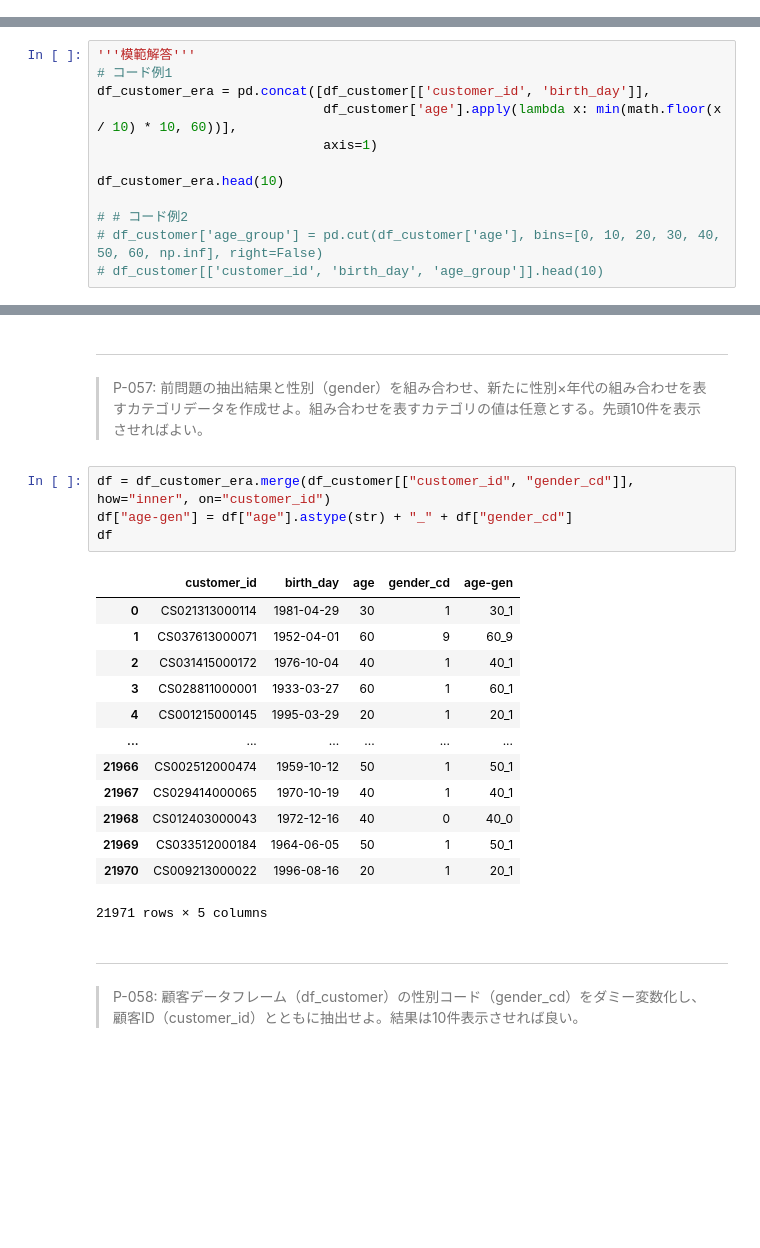
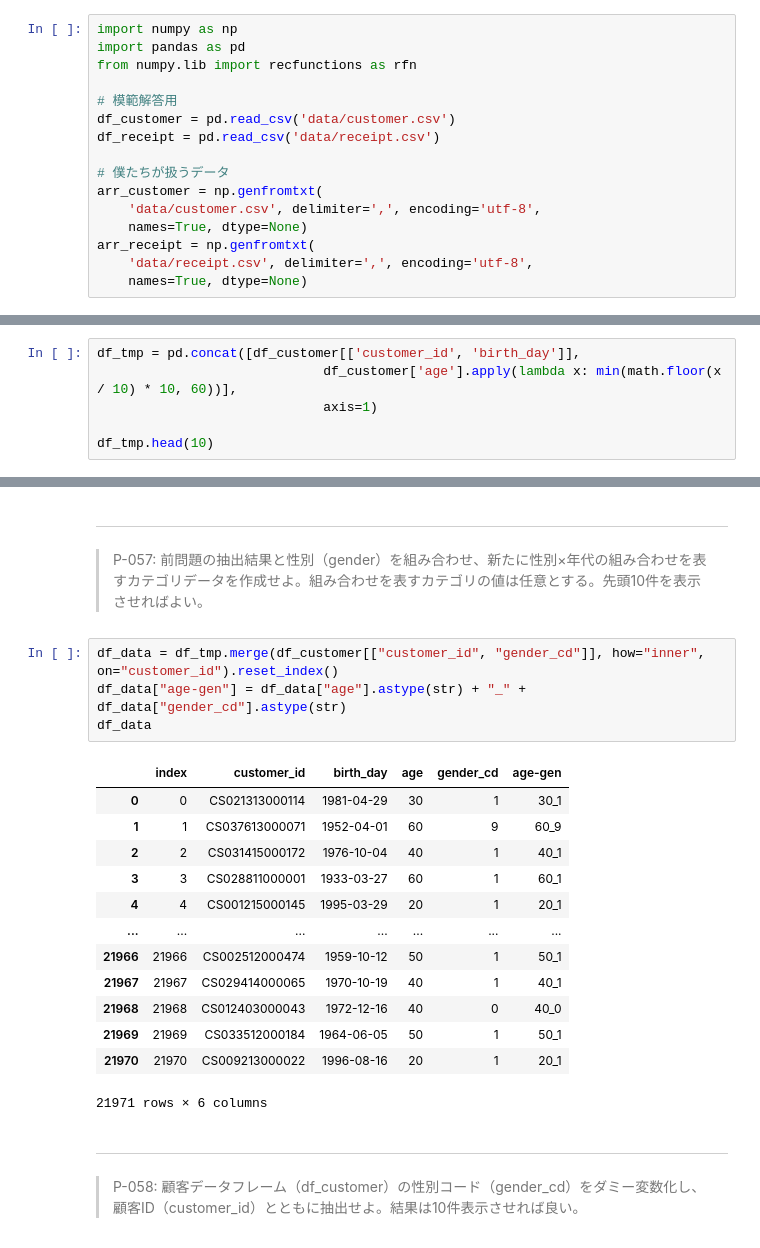
Before and after one commit to T-Sawao/Problem_100, a Jupyter notebook: data_100/docker/work/preprocess_knock_Python.ipynb, the cells around one changed output, grey strips where cells are left out. Saved outputs shown, nothing was run; the diff lists cells and outputs as text; blank space fills up the shorter version.

```diff
--- a/data_100/docker/work/preprocess_knock_Python.ipynb
+++ b/data_100/docker/work/preprocess_knock_Python.ipynb
@@ -994,0 +983,16 @@ NameError: name 'aaaa' is not defined
+# %%
+import numpy as np
+import pandas as pd
+from numpy.lib import recfunctions as rfn
+
+# 模範解答用
+df_customer = pd.read_csv('data/customer.csv')
+df_receipt = pd.read_csv('data/receipt.csv')
+
+# 僕たちが扱うデータ
+arr_customer = np.genfromtxt(
+    'data/customer.csv', delimiter=',', encoding='utf-8',
+    names=True, dtype=None)
+arr_receipt = np.genfromtxt(
+    'data/receipt.csv', delimiter=',', encoding='utf-8',
+    names=True, dtype=None)
@@ -995,15 +1017,9 @@ NameError: name 'aaaa' is not defined
 # %%
-'''模範解答'''
-# コード例1
-df_customer_era = pd.concat([df_customer[['customer_id', 'birth_day']],
+df_tmp = pd.concat([df_customer[['customer_id', 'birth_day']],
                              df_customer['age'].apply(lambda x: min(math.floor(x / 10) * 10, 60))],
                              axis=1)
 
-df_customer_era.head(10)
-
-# # コード例2
-# df_customer['age_group'] = pd.cut(df_customer['age'], bins=[0, 10, 20, 30, 40, 50, 60, np.inf], right=False)
-# df_customer[['customer_id', 'birth_day', 'age_group']].head(10)
+df_tmp.head(10)
 # %% [output]
 |  | customer_id | birth_day | age |
 | 0 | CS021313000114 | 1981-04-29 | 30 |
@@ -1020,23 +1036,23 @@ df_customer_era.head(10)
 ---
 > P-057: 前問題の抽出結果と性別（gender）を組み合わせ、新たに性別×年代の組み合わせを表すカテゴリデータを作成せよ。組み合わせを表すカテゴリの値は任意とする。先頭10件を表示させればよい。
 # %%
-df = df_customer_era.merge(df_customer[["customer_id", "gender_cd"]], how="inner", on="customer_id")
-df["age-gen"] = df["age"].astype(str) + "_" + df["gender_cd"]
-df
+df_data = df_tmp.merge(df_customer[["customer_id", "gender_cd"]], how="inner", on="customer_id").reset_index()
+df_data["age-gen"] = df_data["age"].astype(str) + "_" + df_data["gender_cd"].astype(str)
+df_data
 # %% [output]
-|  | customer_id | birth_day | age | gender_cd | age-gen |
-| 0 | CS021313000114 | 1981-04-29 | 30 | 1 | 30_1 |
-| 1 | CS037613000071 | 1952-04-01 | 60 | 9 | 60_9 |
-| 2 | CS031415000172 | 1976-10-04 | 40 | 1 | 40_1 |
-| 3 | CS028811000001 | 1933-03-27 | 60 | 1 | 60_1 |
-| 4 | CS001215000145 | 1995-03-29 | 20 | 1 | 20_1 |
-| ... | ... | ... | ... | ... | ... |
-| 21966 | CS002512000474 | 1959-10-12 | 50 | 1 | 50_1 |
-| 21967 | CS029414000065 | 1970-10-19 | 40 | 1 | 40_1 |
-| 21968 | CS012403000043 | 1972-12-16 | 40 | 0 | 40_0 |
-| 21969 | CS033512000184 | 1964-06-05 | 50 | 1 | 50_1 |
-| 21970 | CS009213000022 | 1996-08-16 | 20 | 1 | 20_1 |
+|  | index | customer_id | birth_day | age | gender_cd | age-gen |
+| 0 | 0 | CS021313000114 | 1981-04-29 | 30 | 1 | 30_1 |
+| 1 | 1 | CS037613000071 | 1952-04-01 | 60 | 9 | 60_9 |
+| 2 | 2 | CS031415000172 | 1976-10-04 | 40 | 1 | 40_1 |
+| 3 | 3 | CS028811000001 | 1933-03-27 | 60 | 1 | 60_1 |
+| 4 | 4 | CS001215000145 | 1995-03-29 | 20 | 1 | 20_1 |
+| ... | ... | ... | ... | ... | ... | ... |
+| 21966 | 21966 | CS002512000474 | 1959-10-12 | 50 | 1 | 50_1 |
+| 21967 | 21967 | CS029414000065 | 1970-10-19 | 40 | 1 | 40_1 |
+| 21968 | 21968 | CS012403000043 | 1972-12-16 | 40 | 0 | 40_0 |
+| 21969 | 21969 | CS033512000184 | 1964-06-05 | 50 | 1 | 50_1 |
+| 21970 | 21970 | CS009213000022 | 1996-08-16 | 20 | 1 | 20_1 |
-21971 rows × 5 columns
+21971 rows × 6 columns
 # %% [markdown]
 ---
 > P-058: 顧客データフレーム（df_customer）の性別コード（gender_cd）をダミー変数化し、顧客ID（customer_id）とともに抽出せよ。結果は10件表示させれば良い。
```
Also changed, not shown: parts of 27 cells of this notebook.
